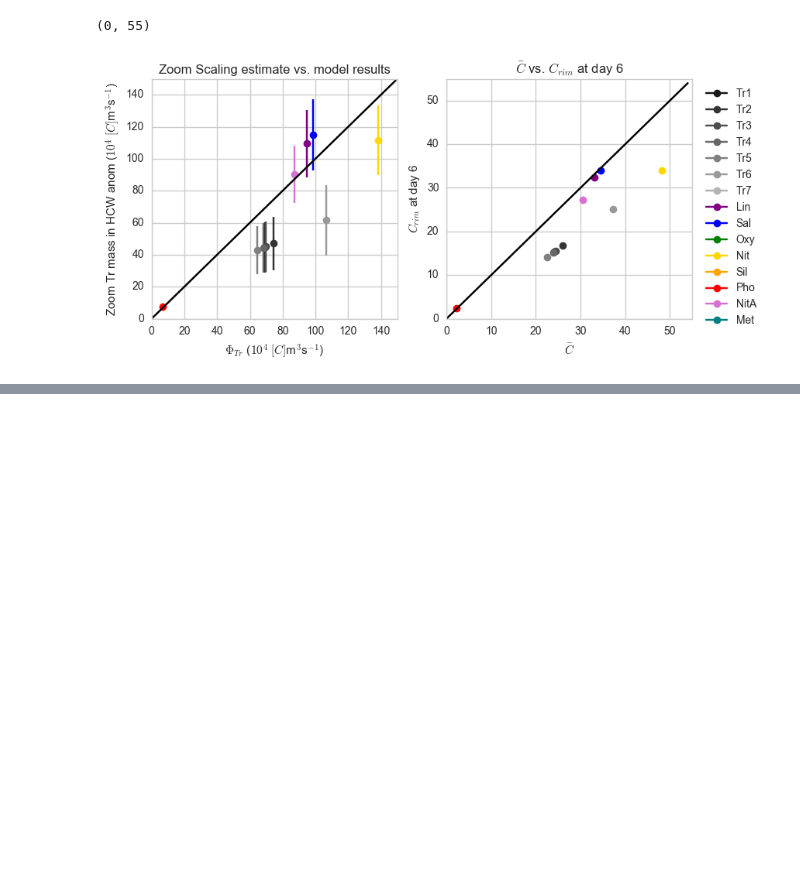
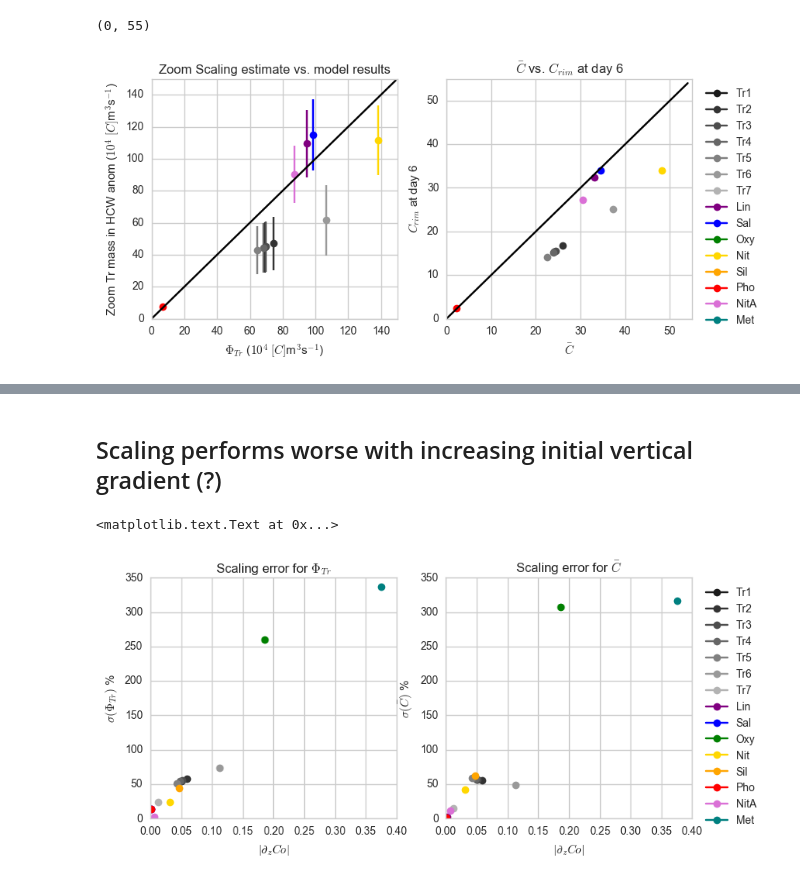
Before and after one commit to UBC-MOAD/outputanalysisnotebooks, a Jupyter notebook: NutrientProfiles/Parabolic/How_far_from_real_profiles.ipynb, the cells around one changed output, grey strips where cells are left out. Cells and saved outputs as stored; diff of their text form; code cells hidden in the pictures; blank space fills up the shorter version.

Commit message:
Found out that my scaling is bad for larger gradients

```diff
--- a/NutrientProfiles/Parabolic/How_far_from_real_profiles.ipynb
+++ b/NutrientProfiles/Parabolic/How_far_from_real_profiles.ipynb
@@ -108,9 +108,11 @@ stname = 'DnC' # Station at downstream side of canyon
 
 Bar_dTrdz = np.empty(8)
 Bar_inidTrdz = np.empty(8)
+Bar_dTrdz_std = np.empty(8)
 
 Par_dTrdz = np.empty(7)
 Par_inidTrdz = np.empty(7)
+Par_dTrdz_std = np.empty(8)
 
 record = records[0]
 ii = 0
@@ -129,6 +131,7 @@ for tracer in record.tracerList:
 
     Bar_dTrdz[ii] = np.mean(np.array([maxd3,maxd4,maxd5,maxd6,maxd7]))
     Bar_inidTrdz[ii] = df[key0][30]
+    Bar_dTrdz_std[ii] = np.std(np.array([maxd3,maxd4,maxd5,maxd6,maxd7]))
     ii = ii+1
 
 record = records[1]
@@ -148,6 +151,8 @@ for tracer in record.tracerList:
 
     Par_dTrdz[ii] = np.mean(np.array([maxd3,maxd4,maxd5,maxd6,maxd7]))
     Par_inidTrdz[ii] = df[key0][30]
+    Par_dTrdz_std[ii] = np.std(np.array([maxd3,maxd4,maxd5,maxd6,maxd7]))
+
     ii = ii+1
 # %%
 keys = ['Tr_profile_tt08','Tr_profile_tt10','Tr_profile_tt12','Tr_profile_tt14','Tr_profile_tt16']
@@ -351,0 +364,50 @@ ax2.set_xlim(0,55)
+# %% [markdown]
+## Scaling performs worse with increasing initial vertical gradient (?)
+# %%
+fig,[ax1,ax2] = plt.subplots(1,2,figsize=(9,4))
+
+rec = records[0]
+
+for TrMass, dTr0,Co,C, lab, col in zip(Mass_Para,Par_inidTrdz[:],Par_TrSB[:],Par_maxTr[:],labels_Para,colours_Para):
+
+    mass_can_eff = dfLWR[TrMass]
+    PhiTr = np.mean(np.array([(mass_can_eff[ii]-mass_can_eff[ii-1])/(time[ii]-time[ii-1]) for ii in range (8,15)]))
+    PhiTr_std = np.std(np.array([(mass_can_eff[ii]-mass_can_eff[ii-1])/(time[ii]-time[ii-1]) for ii in range (8,15)]))
+    dTrdz = -dTr0*(6.3*(((Z+Zdif)/Hs))+1.0)
+    Capprox=((0.04*(dTrdz*(Hh+132.0)/2.0))+1.0)*Co
+    scale_PhiTr = HA2013*Capprox
+    err_phi = scale_PhiTr/PhiTr
+    ax1.plot(abs(dTr0),(abs(1-err_phi))*100 , color=col, label=lab, marker='o')
+    err_C = Capprox/C
+    ax2.plot(abs(dTr0), abs(1-err_C)*100, color=col, label=lab, marker='o')
+
+
+
+for TrMass, dTr0, Co,C, lab, col in zip(Mass_Bark,Bar_inidTrdz,Bar_TrSB,Bar_maxTr,labels_Bark,colours_Bark):
+
+    mass_can_eff = dfBAR[TrMass]
+    PhiTr = np.mean(np.array([(mass_can_eff[ii]-mass_can_eff[ii-1])/(time[ii]-time[ii-1]) for ii in range (8,15)]))
+    PhiTr_std = np.std(np.array([(mass_can_eff[ii]-mass_can_eff[ii-1])/(time[ii]-time[ii-1]) for ii in range (8,15)]))
+    dTrdz = -dTr0*(6.3*(((Z+Zdif)/Hs))+1.0)
+    Capprox=((0.04*(dTrdz*(Hh+132.0)/2.0))+1.0)*Co
+    scale_PhiTr = HA2013*Capprox
+    err_phi = scale_PhiTr/PhiTr
+    ax1.plot(abs(dTr0),(abs(1-err_phi))*100 , color=col, label=lab, marker='o')
+    err_C = Capprox/C
+    ax2.plot(abs(dTr0), abs(1-err_C)*100, color=col, label=lab, marker='o')
+
+
+
+ax1.set_xlabel(r'$|\partial_zCo|$')
+ax1.set_ylabel('$\sigma(\Phi_{Tr})$ %')
+ax1.set_title('Scaling error for $\Phi_{Tr}$')
+#ax1.set_ylim(0,500)
+#ax1.set_xlim(0,500)
+
+ax2.legend(bbox_to_anchor=(1.3,1),ncol=1, columnspacing=0.1)
+ax2.set_xlabel(r'$|\partial_zCo|$')
+ax2.set_ylabel(r'$\sigma(\bar{C})$ %')
+ax2.set_title(r'Scaling error for $\bar{C}$')
+# %% [output]
+<matplotlib.text.Text at 0x...>
+[figure, added]
```
Also changed, not shown: parts of 11 cells of this notebook.
